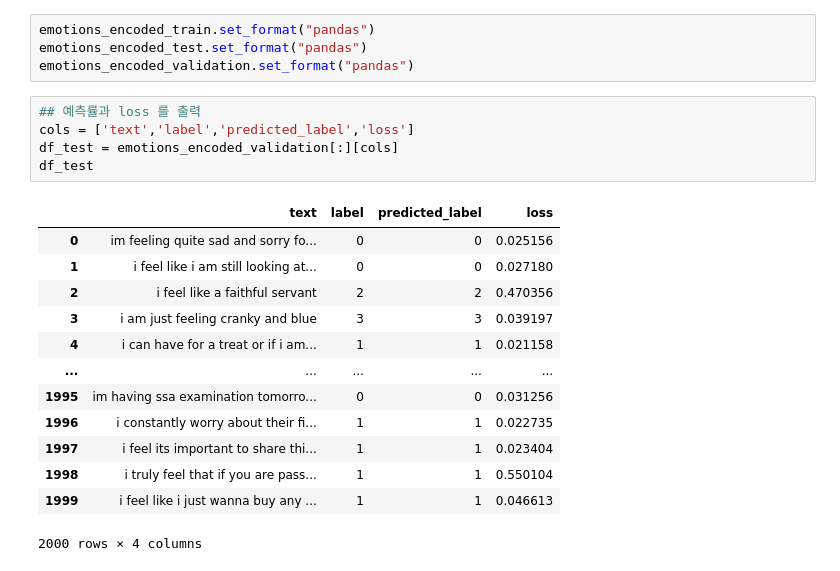
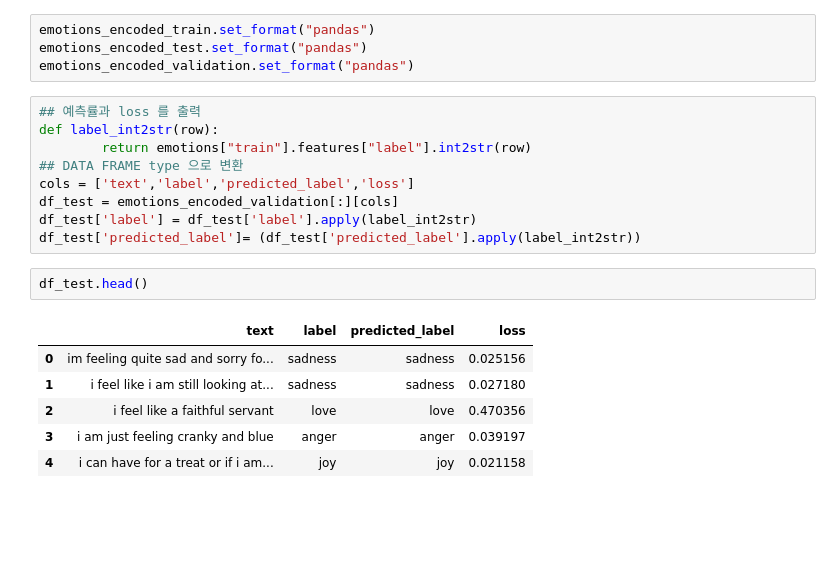
Before and after one commit to rhkddud0310/HaruSijack, a Jupyter notebook: DataAnalysis/Analysis/Crawl/04.NLP 개발.ipynb, the cells around one changed output. Cells and saved outputs as stored; diff of their text form; blank space fills up the shorter version.

```diff
--- a/DataAnalysis/Analysis/Crawl/04.NLP 개발.ipynb
+++ b/DataAnalysis/Analysis/Crawl/04.NLP 개발.ipynb
@@ -755,20 +756,19 @@ emotions_encoded_test.set_format("pandas")
 emotions_encoded_validation.set_format("pandas")
 # %%
 ## 예측률과 loss 를 출력
+def label_int2str(row):
+        return emotions["train"].features["label"].int2str(row)
+## DATA FRAME type 으로 변환
 cols = ['text','label','predicted_label','loss']
 df_test = emotions_encoded_validation[:][cols]
-df_test
+df_test['label'] = df_test['label'].apply(label_int2str)
+df_test['predicted_label']= (df_test['predicted_label'].apply(label_int2str))
-# %% [output]
-|  | text | label | predicted_label | loss |
-| 0 | im feeling quite sad and sorry fo... | 0 | 0 | 0.025156 |
-| 1 | i feel like i am still looking at... | 0 | 0 | 0.027180 |
-| 2 | i feel like a faithful servant | 2 | 2 | 0.470356 |
-| 3 | i am just feeling cranky and blue | 3 | 3 | 0.039197 |
-| 4 | i can have for a treat or if i am... | 1 | 1 | 0.021158 |
-| ... | ... | ... | ... | ... |
-| 1995 | im having ssa examination tomorro... | 0 | 0 | 0.031256 |
-| 1996 | i constantly worry about their fi... | 1 | 1 | 0.022735 |
-| 1997 | i feel its important to share thi... | 1 | 1 | 0.023404 |
-| 1998 | i truly feel that if you are pass... | 1 | 1 | 0.550104 |
-| 1999 | i feel like i just wanna buy any ... | 1 | 1 | 0.046613 |
-2000 rows × 4 columns
+# %%
+df_test.head()
+# %% [output]
+|  | text | label | predicted_label | loss |
+| 0 | im feeling quite sad and sorry fo... | sadness | sadness | 0.025156 |
+| 1 | i feel like i am still looking at... | sadness | sadness | 0.027180 |
+| 2 | i feel like a faithful servant | love | love | 0.470356 |
+| 3 | i am just feeling cranky and blue | anger | anger | 0.039197 |
+| 4 | i can have for a treat or if i am... | joy | joy | 0.021158 |
```
Also changed, not shown: parts of 9 cells of this notebook.
